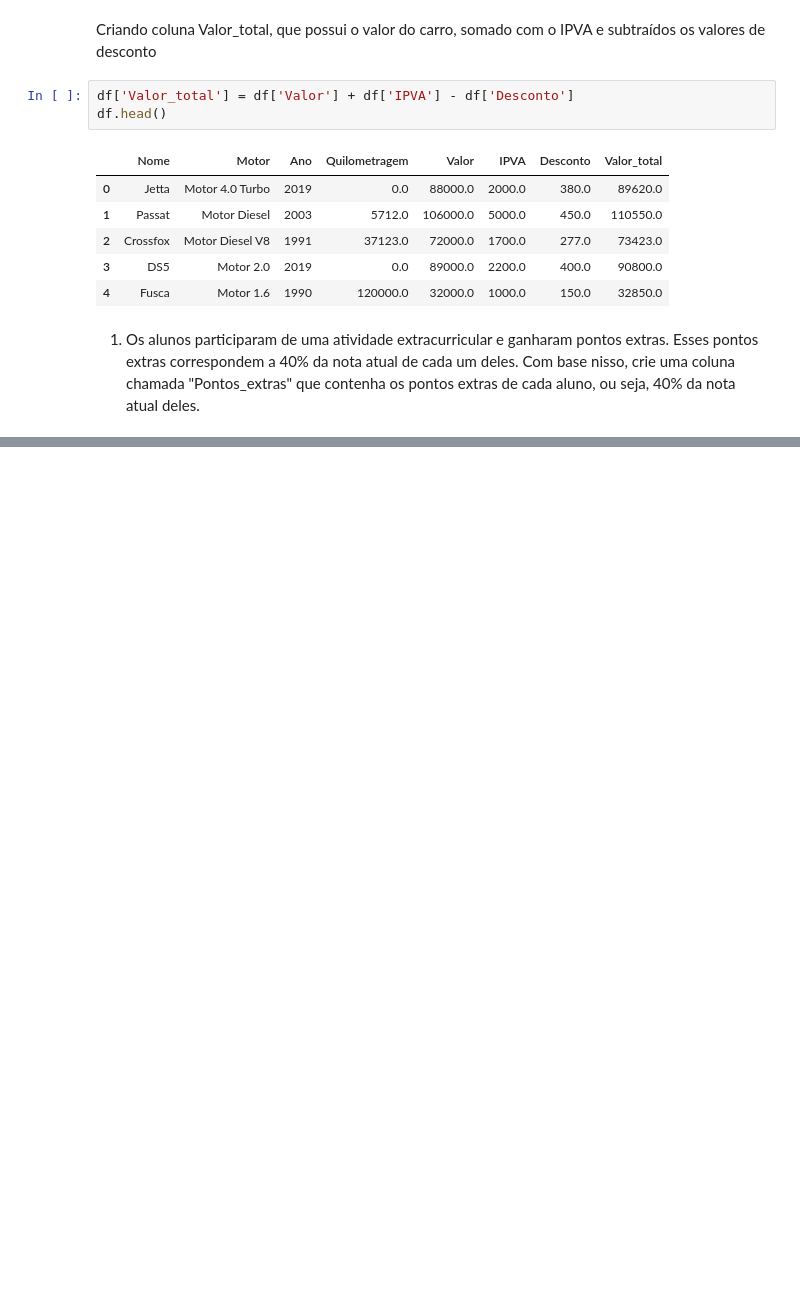
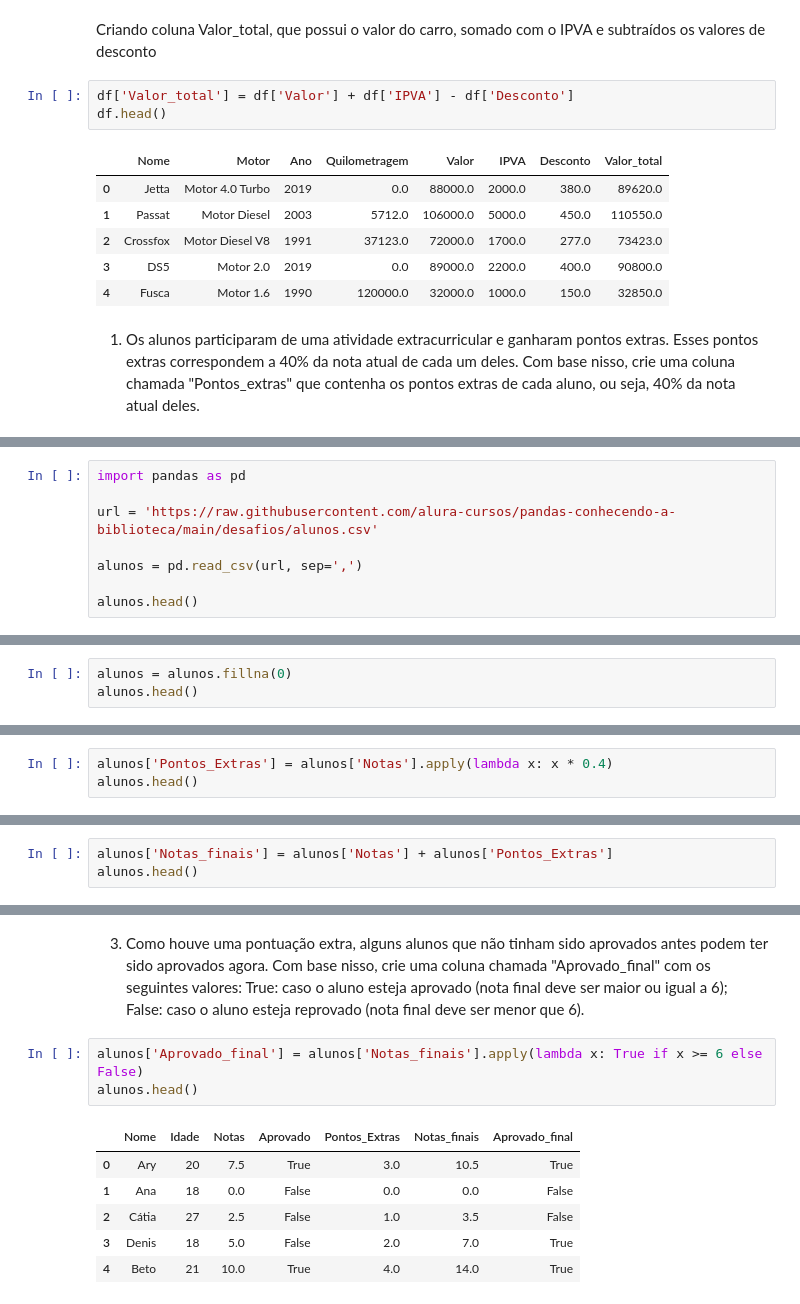
Before and after one commit to ArthurCoutinho15/Notebooks, a Jupyter notebook: Pandas/Imoveis/curso_pandas_atividades.ipynb, the cells around one changed output, grey strips where cells are left out. Saved outputs shown, nothing was run; the diff lists cells and outputs as text; blank space fills up the shorter version.

Commit message:
Pandas trabalhando com diferentes fontes de dados

```diff
--- a/Pandas/Imoveis/curso_pandas_atividades.ipynb
+++ b/Pandas/Imoveis/curso_pandas_atividades.ipynb
@@ -166,0 +153,8 @@ ValueError: Length of values (2) does not match length of index (16)
+# %%
+import pandas as pd
+
+url = 'https://raw.githubusercontent.com/alura-cursos/pandas-conhecendo-a-biblioteca/main/desafios/alunos.csv'
+
+alunos = pd.read_csv(url, sep=',')
+
+alunos.head()
@@ -166,0 +177,3 @@ ValueError: Length of values (2) does not match length of index (16)
+# %%
+alunos = alunos.fillna(0)
+alunos.head()
@@ -166,0 +187,3 @@ ValueError: Length of values (2) does not match length of index (16)
+# %%
+alunos['Pontos_Extras'] = alunos['Notas'].apply(lambda x: x * 0.4)
+alunos.head()
@@ -166,0 +199,3 @@ ValueError: Length of values (2) does not match length of index (16)
+# %%
+alunos['Notas_finais'] = alunos['Notas'] + alunos['Pontos_Extras']
+alunos.head()
@@ -166,0 +209,14 @@ ValueError: Length of values (2) does not match length of index (16)
+# %% [markdown]
+3) Como houve uma pontuação extra, alguns alunos que não tinham sido aprovados antes podem ter sido aprovados agora. Com base nisso, crie uma coluna chamada "Aprovado_final" com os seguintes valores:
+    True: caso o aluno esteja aprovado (nota final deve ser maior ou igual a 6);
+    False: caso o aluno esteja reprovado (nota final deve ser menor que 6).
+# %%
+alunos['Aprovado_final'] = alunos['Notas_finais'].apply(lambda x: True if x >= 6 else False)
+alunos.head()
+# %% [output]
+|  | Nome | Idade | Notas | Aprovado | Pontos_Extras | Notas_finais | Aprovado_final |
+| 0 | Ary | 20 | 7.5 | True | 3.0 | 10.5 | True |
+| 1 | Ana | 18 | 0.0 | False | 0.0 | 0.0 | False |
+| 2 | Cátia | 27 | 2.5 | False | 1.0 | 3.5 | False |
+| 3 | Denis | 18 | 5.0 | False | 2.0 | 7.0 | True |
+| 4 | Beto | 21 | 10.0 | True | 4.0 | 14.0 | True |
```
Also changed, not shown: parts of 12 cells of this notebook, 14 other files.
